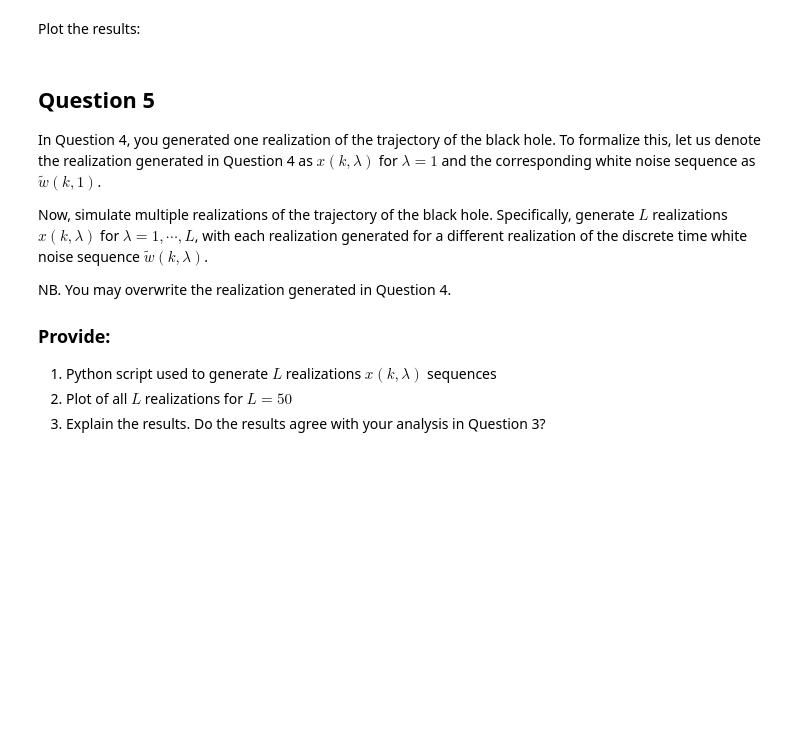
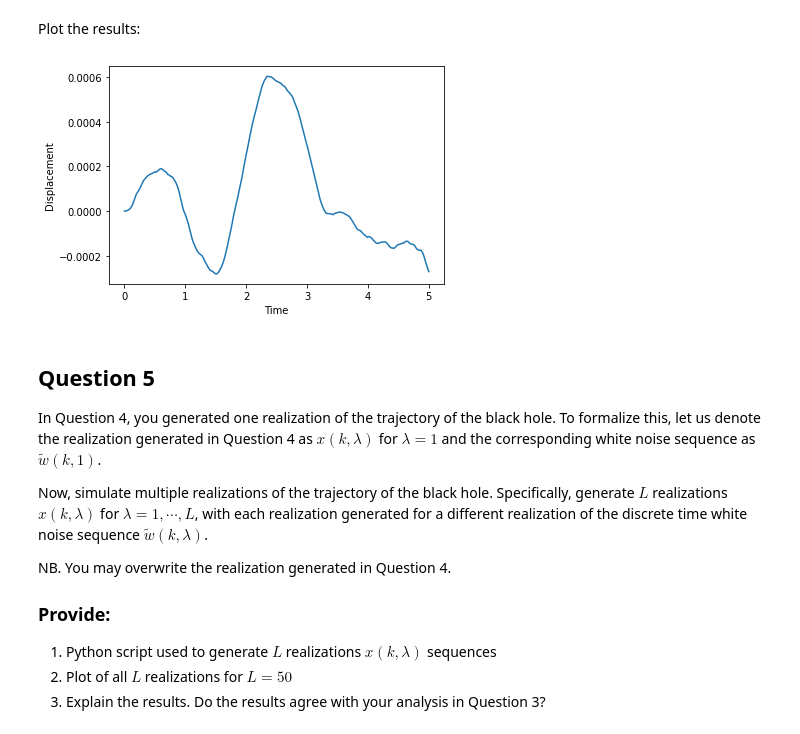
Before and after one commit to reinaartvanloon/SSA, a Jupyter notebook: Python1_Template.ipynb, the cells around one changed output. Cells and saved outputs as stored; diff of their text form; code cells hidden in the pictures; blank space fills up the shorter version.

```diff
--- a/Python1_Template.ipynb
+++ b/Python1_Template.ipynb
@@ -46,7 +76,7 @@ gamma = 128*np.sqrt(2)/(7*np.pi) * np.sqrt(G/(M*a**3)) * m**2 * np.log(Lambda) #
 # %% [markdown]
 As the number of interacting stars $N_{\text{star}}$, fill in the first 5 digits of the student number of Student 1
 # %%
-N_star =     # First 5 digits of student number of Student 1; number of interacting stars
+N_star = 46451   # First 5 digits of student number of Student 1; number of interacting stars
 m_star = M/N_star # Mass of an individual interacting star
 R = 4*G*M*m_star*gamma/(9*a) # Noise factor
 # %% [markdown]
@@ -71,3 +101,7 @@ b3 =
+# %%
+b1 = -(2*m + gamma*dt)/(m+gamma*dt+c*dt**2)
+b2 = m/(m+gamma*dt+c*dt**2)
+b3 = np.sqrt(R)*dt**2/(m+gamma*dt+c*dt**2)
 # %% [markdown]
 ## Question 3
 
@@ -96,16 +145,26 @@ w =
+# %%
+N = 5000
+
+x = np.empty(N)
+x[0]=0
+x[1]=0
+
+w = np.random.normal(size=N)
 # %% [markdown]
 Simulate the difference equation:
 # %%
 for k in range(N-2):
-    x[] =
+    x[k+2] = b3*w[k+2]-b2*x[k]-b1*x[k+1]
 # %% [markdown]
 Plot the results:
 # %%
 plt.figure(1)
-plt.plot( )
+plt.plot(np.arange(N)*dt,x)
 plt.xlabel('Time')
 plt.ylabel('Displacement')
 plt.show()
+# %% [output]
+[figure, added]
 # %% [markdown]
 ## Question 5
 
```
Also changed, not shown: parts of 41 cells of this notebook.
